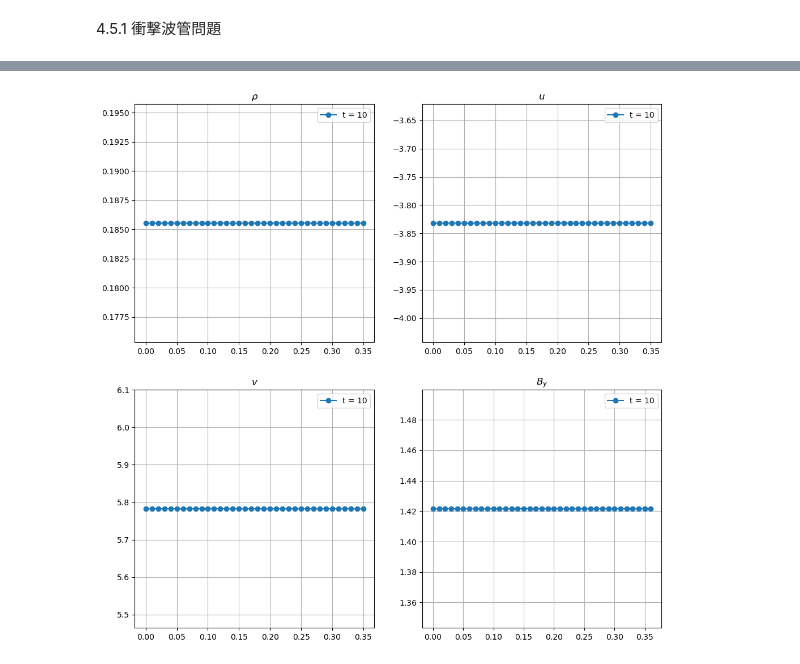
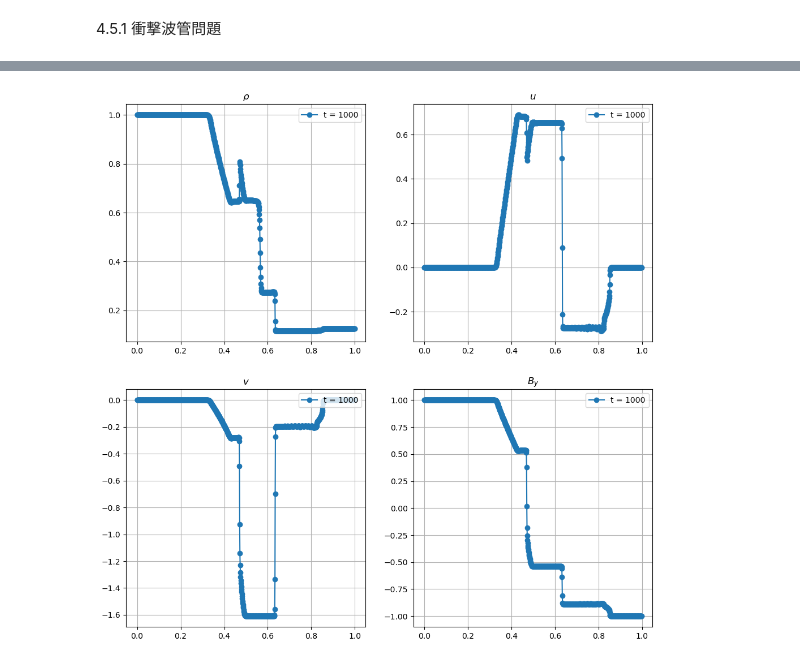
Before and after one commit to Keita-A/RadiativeMHD-simulation, a Jupyter notebook: chap4.ipynb, the cells around one changed output, grey strips where cells are left out. Cells and saved outputs as stored; diff of their text form; code cells hidden in the pictures.

```diff
--- a/chap4.ipynb
+++ b/chap4.ipynb
@@ -6,14 +6,19 @@ import matplotlib.pyplot as plt
 # %% [markdown]
 4.5.1 衝撃波管問題
 # %%
-def get_U_parameters_1(rho, u, v, w, Bx, By, Bz, e, pT_1, S, SM):
+def minmod(x, y):
+    return np.sign(x) * np.maximum(0, np.minimum(np.abs(x), np.sign(x)*y))
+
+
+def get_U_parameters_1(rho, u, v, w, Bx, By, Bz, e, pT, pT_1, S, SM):
     u1 = SM
     v1 = v - Bx * By * (SM - u) / (rho * (S - u) * (S - SM) - Bx**2)
-    w1 = w - Bz * By * (SM - u) / (rho * (S - u) * (S - SM) - Bx**2)
+    w1 = w - Bx * Bz * (SM - u) / (rho * (S - u) * (S - SM) - Bx**2)
     Bx1 = Bx #1次元だからこれでいいはず
     By1 = By * (rho * (S - u)**2 - Bx**2) / (rho * (S - u) * (S - SM) - Bx**2)
     Bz1 = Bz * (rho * (S - u)**2 - Bx**2) / (rho * (S - u) * (S - SM) - Bx**2)
-    e1 = ((S - u) * e - pT_1 * u + pT_1 * SM + Bx * ((u*Bx + v*By + w*Bz) - (u1*Bx1 + v1*By1 + w1*Bz1))) / (S - SM)
+    e1 = ((S - u) * e - pT * u + pT_1 * SM + Bx * ((u*Bx + v*By + w*Bz) - (u1*Bx1 + v1*By1 + w1*Bz1))) / (S - SM)
+
     return u1, v1, w1, Bx1, By1, Bz1, e1
 
 
@@ -25,20 +30,20 @@ def get_U_parameters_2(rho1_L, rho1_R, u1_L, u1_R, v1_L, v1_R, w1_L, w1_R, Bx1_L
     By2 = (np.sqrt(rho1_L)*By1_R + np.sqrt(rho1_R)*By1_L + np.sqrt(rho1_L*rho1_R)*(v1_R - v1_L)*np.sign(Bx2)) / (np.sqrt(rho1_L) + np.sqrt(rho1_R))
     Bz2 = (np.sqrt(rho1_L)*Bz1_R + np.sqrt(rho1_R)*Bz1_L + np.sqrt(rho1_L*rho1_R)*(w1_R - w1_L)*np.sign(Bx2)) / (np.sqrt(rho1_L) + np.sqrt(rho1_R))
     e2_L = e1_L - np.sqrt(rho1_L) * ((u1_L*Bx1_L + v1_L*By1_L + w1_L*Bz1_L) - (u2*Bx2 + v2*By2 + w2*Bz2)) * np.sign(Bx2)
-    e2_R = e1_R - np.sqrt(rho1_R) * ((u1_R*Bx1_R + v1_R*By1_R + w1_R*Bz1_R) - (u2*Bx2 + v2*By2 + w2*Bz2)) * np.sign(Bx2)
+    e2_R = e1_R + np.sqrt(rho1_R) * ((u1_R*Bx1_R + v1_R*By1_R + w1_R*Bz1_R) - (u2*Bx2 + v2*By2 + w2*Bz2)) * np.sign(Bx2)
 
     return u2, v2, w2, Bx2, By2, Bz2, e2_L, e2_R
 
 
 def get_flux(rho, u, v, w, Bx, By, Bz, e, pT, F):
-    F[:, 0] = rho * u
-    F[:, 1] = rho * u**2 + pT - Bx**2
-    F[:, 2] = rho * u * v - Bx * By
-    F[:, 3] = rho * u * w - Bx * Bz
-    F[:, 4] = np.zeros(rho.shape)
-    F[:, 5] = u * By - v * Bx
-    F[:, 6] = u * Bz - w * Bx
-    F[:, 7] = (e + pT) * u - Bx * (Bx*u + By*v + Bz*w)
+    F[0, :] = rho * u
+    F[1, :] = rho * u**2 + pT - Bx**2
+    F[2, :] = rho * u * v - Bx * By
+    F[3, :] = rho * u * w - Bx * Bz
+    F[4, :] = np.zeros(rho.shape)
+    F[5, :] = u * By - v * Bx
+    F[6, :] = u * Bz - w * Bx
+    F[7, :] = (e + pT) * u - Bx * (Bx*u + By*v + Bz*w)
     return F
 # %%
 dx = 0.01
@@ -145,36 +237,36 @@ for t in range(step+1):
 # %%
 fig = plt.figure(figsize=(12, 12))
 ax1 = fig.add_subplot(221)
 ax2 = fig.add_subplot(222)
 ax3 = fig.add_subplot(223)
 ax4 = fig.add_subplot(224)
 
-rho = U[:, 0]
-u = U[:, 1] / rho
-v = U[:, 2] / rho
-w = U[:, 3] / rho
-Bx = U[:, 4]
-By = U[:, 5]
-Bz = U[:, 6]
-e = U[:, 7]
+rho = U[0, :]
+u = U[1, :] / rho
+v = U[2, :] / rho
+w = U[3, :] / rho
+Bx = U[4, :]
+By = U[5, :]
+Bz = U[6, :]
+e = U[7, :]
 
 ax1.plot(x, rho, marker='o', label=f't = {t}')
 ax2.plot(x, u, marker='o', label=f't = {t}')
 ax3.plot(x, v, marker='o', label=f't = {t}')
 ax4.plot(x, By, marker='o', label=f't = {t}')
 
 ax1.set_title(r"$\rho$")
 ax2.set_title(r"$u$")
 ax3.set_title(r"$v$")
 ax4.set_title(r"$B_y$")
 ax1.grid()
 ax2.grid()
 ax3.grid()
 ax4.grid()
 ax1.legend(loc='upper right')
 ax2.legend(loc='upper right')
 ax3.legend(loc='upper right')
 ax4.legend(loc='upper right')
 plt.show()
 # %% [output]
-[figure, old version]
+[figure, new version]
```
Also changed, not shown: parts of 4 cells of this notebook.
